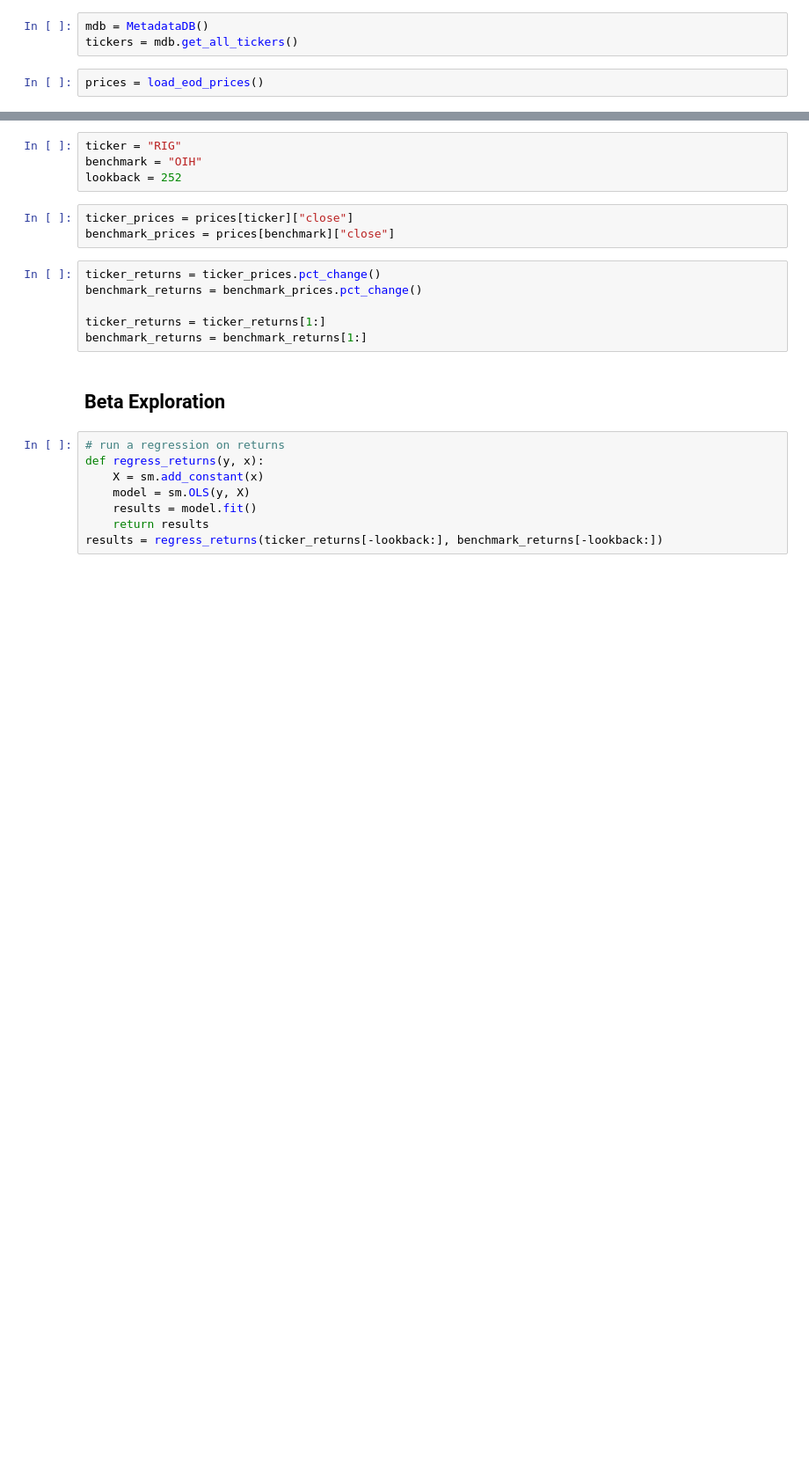
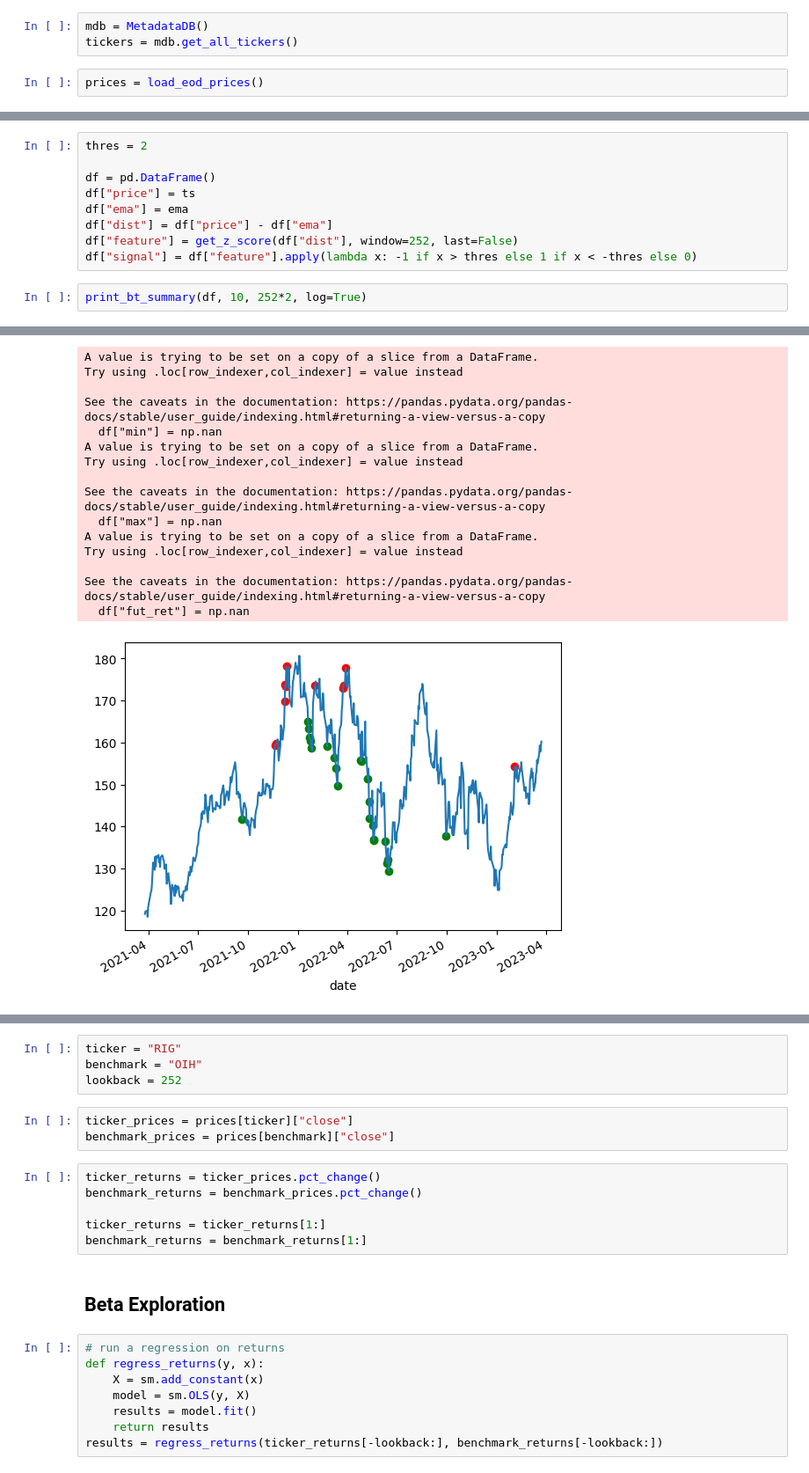
Before and after one commit to avyukd/terminal, a Jupyter notebook: asset-correlation.ipynb, the cells around one changed output, grey strips where cells are left out. Shown: that part at 88% size. Drawn from its saved outputs; the diff is of its cells as text; blank space fills up the shorter version.

```diff
--- a/asset-correlation.ipynb
+++ b/asset-correlation.ipynb
@@ -12,0 +27,12 @@ prices = load_eod_prices()
+# %%
+thres = 2
+
+df = pd.DataFrame()
+df["price"] = ts
+df["ema"] = ema
+df["dist"] = df["price"] - df["ema"]
+df["feature"] = get_z_score(df["dist"], window=252, last=False)
+df["signal"] = df["feature"].apply(lambda x: -1 if x > thres else 1 if x < -thres else 0)
+# %%
+print_bt_summary(df, 10, 252*2, log=True)
+# %% [output]
@@ -12,0 +56,16 @@ prices = load_eod_prices()
+A value is trying to be set on a copy of a slice from a DataFrame.
+Try using .loc[row_indexer,col_indexer] = value instead
+
+See the caveats in the documentation: https://pandas.pydata.org/pandas-docs/stable/user_guide/indexing.html#returning-a-view-versus-a-copy
+  df["min"] = np.nan
+A value is trying to be set on a copy of a slice from a DataFrame.
+Try using .loc[row_indexer,col_indexer] = value instead
+
+See the caveats in the documentation: https://pandas.pydata.org/pandas-docs/stable/user_guide/indexing.html#returning-a-view-versus-a-copy
+  df["max"] = np.nan
+A value is trying to be set on a copy of a slice from a DataFrame.
+Try using .loc[row_indexer,col_indexer] = value instead
+
+See the caveats in the documentation: https://pandas.pydata.org/pandas-docs/stable/user_guide/indexing.html#returning-a-view-versus-a-copy
+  df["fut_ret"] = np.nan
+[figure, added]
```
Also changed, not shown: parts of 10 cells of this notebook, 6 other files.
